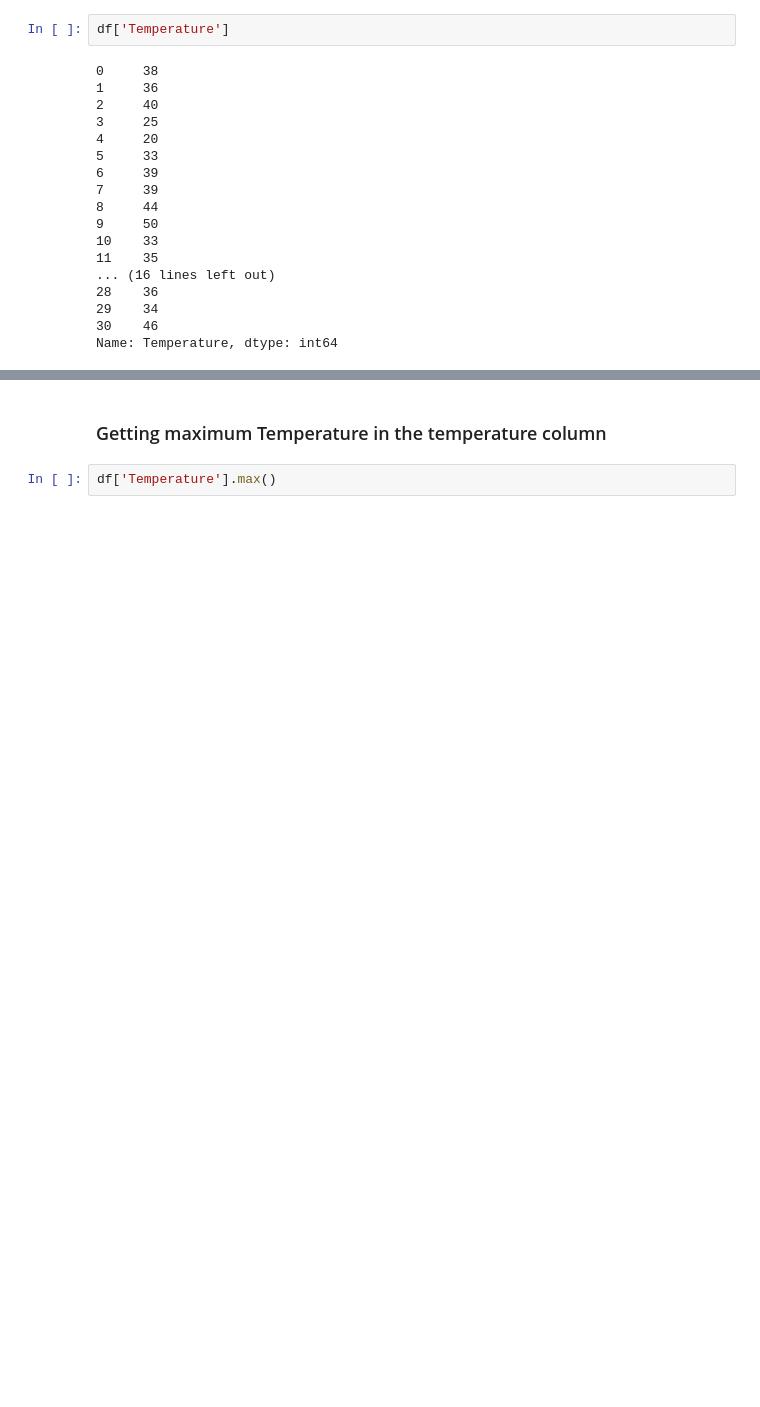
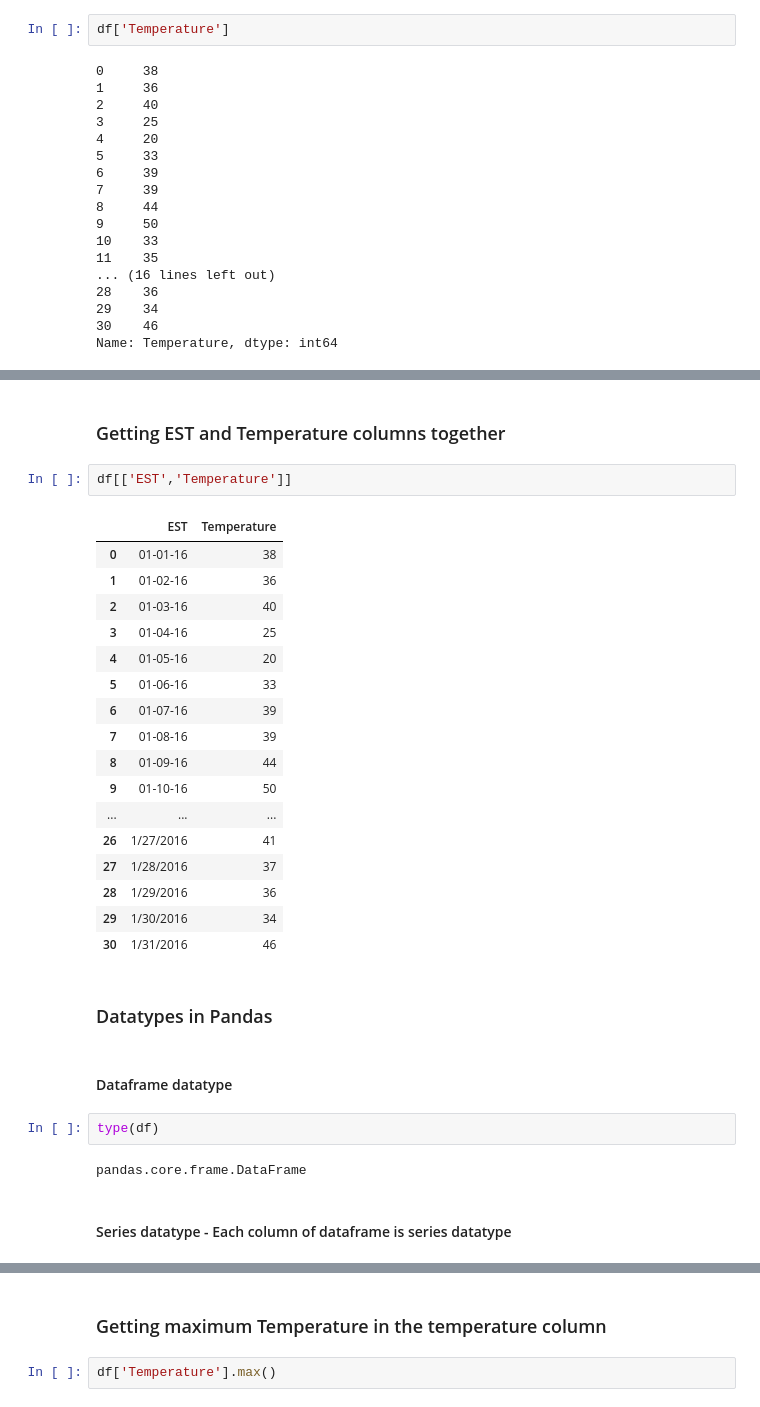
Before and after one commit to Eldhose-Varghese/New-York-Weather-Data-Analysis, a Jupyter notebook: Untitled.ipynb, the cells around one changed output, grey strips where cells are left out. Drawn from its saved outputs; the diff is of its cells as text; blank space fills up the shorter version.

```diff
--- a/Untitled.ipynb
+++ b/Untitled.ipynb
@@ -48,0 +113,32 @@ Name: Temperature, dtype: int64
+# %% [markdown]
+### Getting EST and Temperature columns together
+# %%
+df[['EST','Temperature']]
+# %% [output]
+|  | EST | Temperature |
+| 0 | 01-01-16 | 38 |
+| 1 | 01-02-16 | 36 |
+| 2 | 01-03-16 | 40 |
+| 3 | 01-04-16 | 25 |
+| 4 | 01-05-16 | 20 |
+| 5 | 01-06-16 | 33 |
+| 6 | 01-07-16 | 39 |
+| 7 | 01-08-16 | 39 |
+| 8 | 01-09-16 | 44 |
+| 9 | 01-10-16 | 50 |
+| ... | ... | ... |
+| 26 | 1/27/2016 | 41 |
+| 27 | 1/28/2016 | 37 |
+| 28 | 1/29/2016 | 36 |
+| 29 | 1/30/2016 | 34 |
+| 30 | 1/31/2016 | 46 |
+# %% [markdown]
+### Datatypes in Pandas
+# %% [markdown]
+#### Dataframe datatype
+# %%
+type(df)
+# %% [output]
+pandas.core.frame.DataFrame
+# %% [markdown]
+#### Series datatype - Each column of dataframe is series datatype
```
Also changed, not shown: parts of 10 cells of this notebook.
